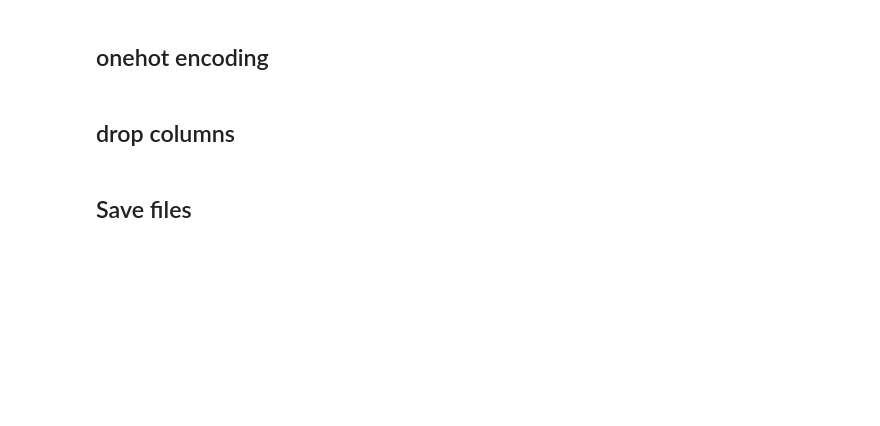
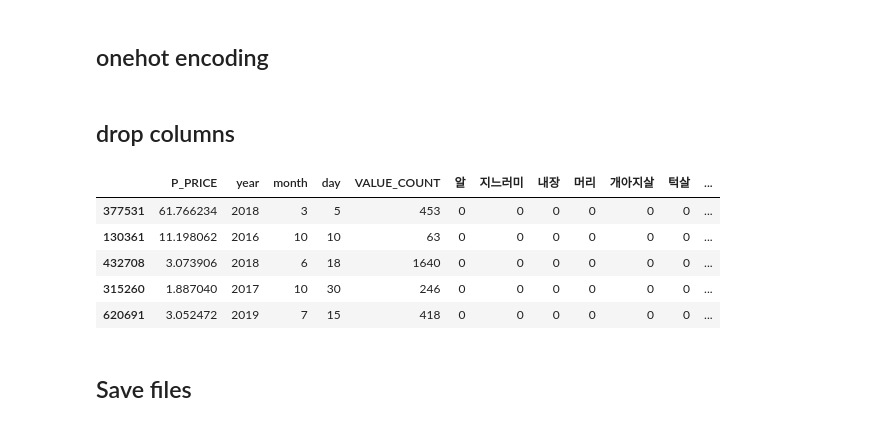
Before and after one commit to Yeony54/Project_Seafood_Import_Price_Prediction, a Jupyter notebook: 민서_Preprocessing.ipynb, the cells around one changed output. Cells and saved outputs as stored; diff of their text form; code cells hidden in the pictures; blank space fills up the shorter version.

```diff
--- a/민서_Preprocessing.ipynb
+++ b/민서_Preprocessing.ipynb
@@ -210,0 +301,4 @@ oil과 비교하였을 때 dubai의 경우 28개, brent의 경우 3개의 데이
+# %%
+drop = ['지점', '일시', '평균 풍속(m/s)', '평균 기온(°C)', '평균 수온(°C)']
+# %%
+df_weather_kr.drop(columns=drop, inplace=True, axis=1)
@@ -211,3 +307,8 @@ oil과 비교하였을 때 dubai의 경우 28개, brent의 경우 3개의 데이
+# %%
+df_train = pd.merge(df_train, df_weather_kr, how='left', on=['year', 'month', 'day'])
+# %%
+pd.set_option("display.max_columns", None)
+df_train.sample(5)
 # %% [markdown]
 ---
 # %% [markdown]
@@ -224,6 +325,16 @@ df_train = pd.get_dummies(df_train, columns=one_hot)
 drop = ['REG_DATE', 'P_TYPE', 'P_IMPORT_TYPE']
 # %%
 df_train.drop(columns = drop, inplace=True)
+# %%
+pd.set_option("display.max_columns", None)
+df_train.sample(5)
+# %% [output]
+|  | P_PRICE | year | month | day | VALUE_COUNT | 알 | 지느러미 | 내장 | 머리 | 개아지살 | 턱살 | ... |
+| 377531 | 61.766234 | 2018 | 3 | 5 | 453 | 0 | 0 | 0 | 0 | 0 | 0 | ... |
+| 130361 | 11.198062 | 2016 | 10 | 10 | 63 | 0 | 0 | 0 | 0 | 0 | 0 | ... |
+| 432708 | 3.073906 | 2018 | 6 | 18 | 1640 | 0 | 0 | 0 | 0 | 0 | 0 | ... |
+| 315260 | 1.887040 | 2017 | 10 | 30 | 246 | 0 | 0 | 0 | 0 | 0 | 0 | ... |
+| 620691 | 3.052472 | 2019 | 7 | 15 | 418 | 0 | 0 | 0 | 0 | 0 | 0 | ... |
 # %% [markdown]
 ## Save files
 # %% [markdown]
```
Also changed, not shown: parts of 25 cells of this notebook, 1 other file.
